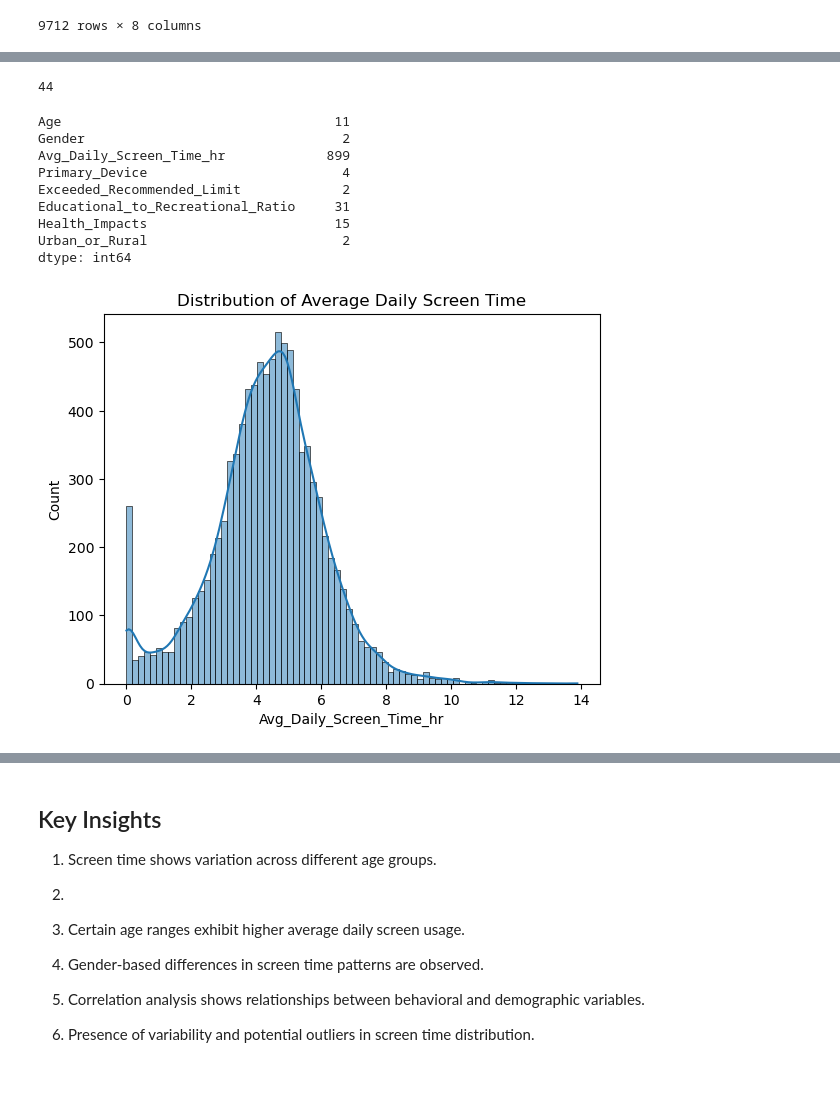
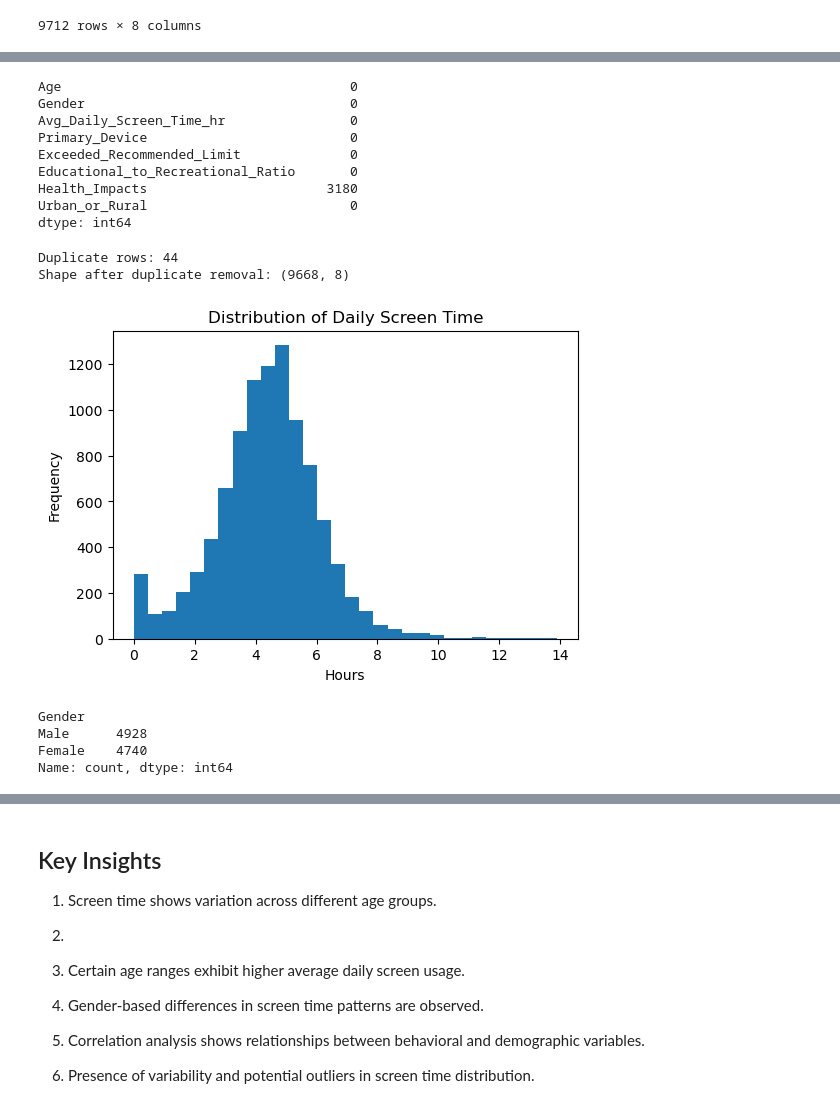
Before and after one commit to springboardmentor2468a-lab/ScreenSense, a Jupyter notebook: week1_task.ipynb, the cells around one changed output, grey strips where cells are left out. Drawn from its saved outputs; the diff is of its cells as text; code cells hidden in the pictures; blank space fills up the shorter version.

```diff
--- a/week1_task.ipynb
+++ b/week1_task.ipynb
@@ -95,4 +85,0 @@ dtype: int64
-# %%
-df.duplicated().sum()
-# %% [output]
-44
@@ -99,23 +88,46 @@ df.duplicated().sum()
+# %%
+ df.isnull().sum()
+# %% [output]
+Age                                     0
+Gender                                  0
+Avg_Daily_Screen_Time_hr                0
+Primary_Device                          0
+Exceeded_Recommended_Limit              0
+Educational_to_Recreational_Ratio       0
+Health_Impacts                       3180
+Urban_or_Rural                          0
+dtype: int64
 # %%
-df.nunique()
+# Duplicates
+duplicates = df.duplicated().sum()
+print("\nDuplicate rows:", duplicates)
+
+df = df.drop_duplicates()
+print("Shape after duplicate removal:", df.shape)
 # %% [output]
-Age                                   11
-Gender                                 2
-Avg_Daily_Screen_Time_hr             899
-Primary_Device                         4
-Exceeded_Recommended_Limit             2
-Educational_to_Recreational_Ratio     31
-Health_Impacts                        15
-Urban_or_Rural                         2
-dtype: int64
+Duplicate rows: 44
+Shape after duplicate removal: (9668, 8)
-# %%
-import matplotlib.pyplot as plt
-plt.figure()
-sns.histplot(df['Avg_Daily_Screen_Time_hr'], kde=True)
-plt.title("Distribution of Average Daily Screen Time")
-plt.show()
-# %% [output]
-[figure, removed]
+# %%
+#Univariate Analysis (Single Feature)
+
+# Screen Time Distribution
+plt.figure(figsize=(6,4))
+plt.hist(df['Avg_Daily_Screen_Time_hr'], bins=30)
+plt.title("Distribution of Daily Screen Time")
+plt.xlabel("Hours")
+plt.ylabel("Frequency")
+plt.show()
+# %% [output]
+[figure, added]
+# %%
+#Categorical Distribution Analysis
+#Gender Distribution
+df['Gender'].value_counts()
+# %% [output]
+Gender
+Male      4928
+Female    4740
+Name: count, dtype: int64
 # %%
 plt.figure()
 sns.histplot(df['Age'], kde=True)
```
Also changed, not shown: parts of 25 cells of this notebook, 1 other file.
